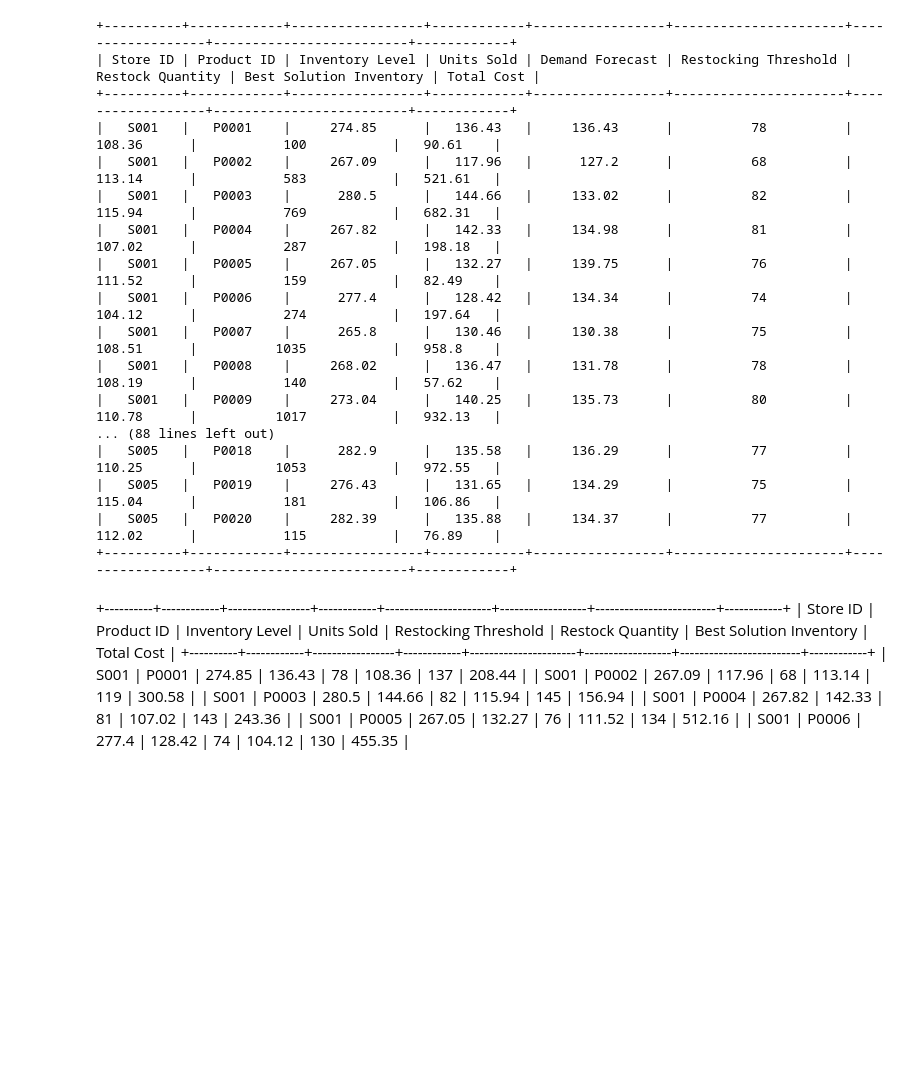
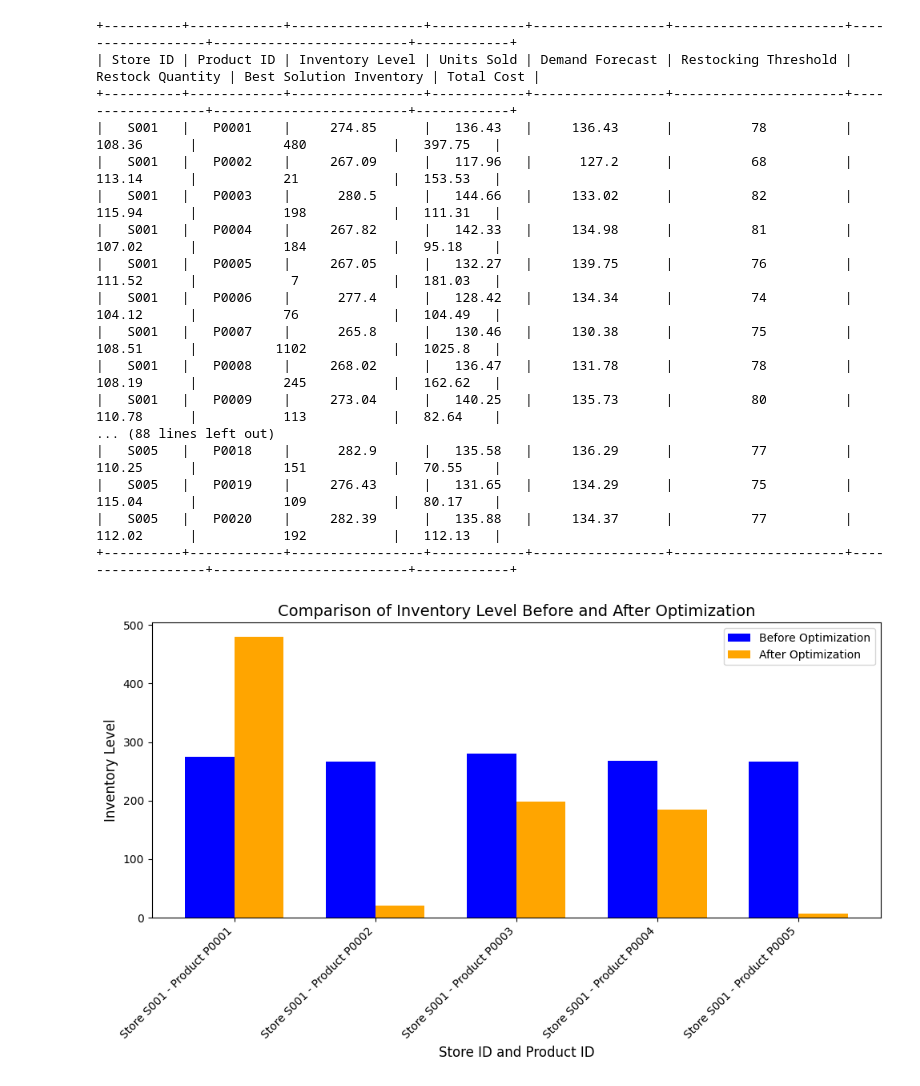
Before and after one commit to youuiiiii/Expert, a Jupyter notebook: IMPORTANT.ipynb, the cells around one changed output. Saved outputs shown, nothing was run; the diff lists cells and outputs as text; code cells hidden in the pictures; blank space fills up the shorter version.

```diff
--- a/IMPORTANT.ipynb
+++ b/IMPORTANT.ipynb
@@ -304,7 +304,7 @@ def calculate_total_cost(inventory, units_sold, holding_costs, stockout_penaltie
 
 def generate_initial_solution(num_stores, num_products):
     # Generate a random initial solution for inventory levels for each store-product combination
-    return np.random.randint(1, 300, size=(num_stores, num_products))  # Random inventory levels for each store-product
+    return np.random.randint(1,200 , size=(num_stores, num_products))  # Random inventory levels for each store-product
 
 
 def generate_neighbors(solution, max_move_size):
@@ -400,6 +400,43 @@ def display_results(grouped_data, best_solution):
     print(tabulate(results_table, headers='keys', tablefmt='pretty', showindex=False))
 
 
+def plot_comparison_graph(grouped_data):
+    """
+    Plot a bar chart comparing the Inventory Level before and after optimization.
+    """
+    # Select a subset of data to visualize (e.g., for the first 5 store-product combinations)
+    subset_data = grouped_data.head(5)
+
+    # Create a new DataFrame to compare before and after optimization
+    comparison_df = subset_data[['Store ID', 'Product ID', 'Inventory Level', 'Best Solution Inventory']]
+
+    # Set the position of the bars
+    bar_width = 0.35
+    index = np.arange(len(comparison_df))
+
+    # Create the plot
+    fig, ax = plt.subplots(figsize=(10, 6))
+
+    # Plot before optimization (Inventory Level)
+    ax.bar(index, comparison_df['Inventory Level'], bar_width, label='Before Optimization', color='blue')
+
+    # Plot after optimization (Best Solution Inventory)
+    ax.bar(index + bar_width, comparison_df['Best Solution Inventory'], bar_width, label='After Optimization', color='orange')
+
+    # Set the labels and title
+    ax.set_xlabel('Store ID and Product ID', fontsize=12)
+    ax.set_ylabel('Inventory Level', fontsize=12)
+    ax.set_title('Comparison of Inventory Level Before and After Optimization', fontsize=14)
+    ax.set_xticks(index + bar_width / 2)
+    ax.set_xticklabels([f"Store {row['Store ID']} - Product {row['Product ID']}" for _, row in comparison_df.iterrows()], rotation=45, ha="right")
+
+    # Add a legend
+    ax.legend()
+
+    # Show the plot
+    plt.tight_layout()
+    plt.show()
+
 
 # ================================
 # Main Function: Putting it all together
@@ -419,56 +456,51 @@ def main():
     max_move_size = 20  # Maximum inventory change in one move
     max_iterations = 1000  # Maximum number of iterations
     tabu_tenure = 30  # Tabu list size
-    patience = 5  # Number of iterations without improvement before stopping
+    patience = 10  # Number of iterations without improvement before stopping
 
     # Number of stores and products
     num_stores = len(df['Store ID'].unique())
     num_products = len(df['Product ID'].unique())
 
     # Get the data needed for the optimization
     units_sold = df.pivot_table(index='Store ID', columns='Product ID', values='Units Sold', aggfunc='sum').values
     holding_costs = np.random.uniform(0.5, 2.0, size=(num_stores, num_products))
     stockout_penalties = np.random.uniform(5.0, 10.0, size=(num_stores, num_products))
     restock_quantities = df.pivot_table(index='Store ID', columns='Product ID', values='Units Ordered', aggfunc='sum').values
 
     # Run Tabu Search optimization
     best_solution, best_cost = tabu_search(num_stores, num_products, units_sold, holding_costs,
                                            stockout_penalties, restock_quantities, max_move_size,
                                            max_iterations, tabu_tenure, patience)
 
     # Display the final results
     display_results(grouped_data, best_solution)
 
+    # Plot comparison graph for inventory levels before and after optimization
+    plot_comparison_graph(grouped_data)
+
+
 
 
 
 if __name__ == "__main__":
     main()
 # %% [output]
 +----------+------------+-----------------+------------+-----------------+----------------------+------------------+-------------------------+------------+
 | Store ID | Product ID | Inventory Level | Units Sold | Demand Forecast | Restocking Threshold | Restock Quantity | Best Solution Inventory | Total Cost |
 +----------+------------+-----------------+------------+-----------------+----------------------+------------------+-------------------------+------------+
-|   S001   |   P0001    |     274.85      |   136.43   |     136.43      |          78          |      108.36      |           100           |   90.61    |
-|   S001   |   P0002    |     267.09      |   117.96   |      127.2      |          68          |      113.14      |           583           |   521.61   |
-|   S001   |   P0003    |      280.5      |   144.66   |     133.02      |          82          |      115.94      |           769           |   682.31   |
-|   S001   |   P0004    |     267.82      |   142.33   |     134.98      |          81          |      107.02      |           287           |   198.18   |
-|   S001   |   P0005    |     267.05      |   132.27   |     139.75      |          76          |      111.52      |           159           |   82.49    |
-|   S001   |   P0006    |      277.4      |   128.42   |     134.34      |          74          |      104.12      |           274           |   197.64   |
-|   S001   |   P0007    |      265.8      |   130.46   |     130.38      |          75          |      108.51      |          1035           |   958.8    |
-|   S001   |   P0008    |     268.02      |   136.47   |     131.78      |          78          |      108.19      |           140           |   57.62    |
-|   S001   |   P0009    |     273.04      |   140.25   |     135.73      |          80          |      110.78      |          1017           |   932.13   |
+|   S001   |   P0001    |     274.85      |   136.43   |     136.43      |          78          |      108.36      |           480           |   397.75   |
+|   S001   |   P0002    |     267.09      |   117.96   |      127.2      |          68          |      113.14      |           21            |   153.53   |
+|   S001   |   P0003    |      280.5      |   144.66   |     133.02      |          82          |      115.94      |           198           |   111.31   |
+|   S001   |   P0004    |     267.82      |   142.33   |     134.98      |          81          |      107.02      |           184           |   95.18    |
+|   S001   |   P0005    |     267.05      |   132.27   |     139.75      |          76          |      111.52      |            7            |   181.03   |
+|   S001   |   P0006    |      277.4      |   128.42   |     134.34      |          74          |      104.12      |           76            |   104.49   |
+|   S001   |   P0007    |      265.8      |   130.46   |     130.38      |          75          |      108.51      |          1102           |   1025.8   |
+|   S001   |   P0008    |     268.02      |   136.47   |     131.78      |          78          |      108.19      |           245           |   162.62   |
+|   S001   |   P0009    |     273.04      |   140.25   |     135.73      |          80          |      110.78      |           113           |   82.64    |
 ... (88 lines left out)
-|   S005   |   P0018    |      282.9      |   135.58   |     136.29      |          77          |      110.25      |          1053           |   972.55   |
-|   S005   |   P0019    |     276.43      |   131.65   |     134.29      |          75          |      115.04      |           181           |   106.86   |
-|   S005   |   P0020    |     282.39      |   135.88   |     134.37      |          77          |      112.02      |           115           |   76.89    |
+|   S005   |   P0018    |      282.9      |   135.58   |     136.29      |          77          |      110.25      |           151           |   70.55    |
+|   S005   |   P0019    |     276.43      |   131.65   |     134.29      |          75          |      115.04      |           109           |   80.17    |
+|   S005   |   P0020    |     282.39      |   135.88   |     134.37      |          77          |      112.02      |           192           |   112.13   |
 +----------+------------+-----------------+------------+-----------------+----------------------+------------------+-------------------------+------------+
+[figure, added]
-# %% [markdown]
-+----------+------------+-----------------+------------+----------------------+------------------+-------------------------+------------+
-| Store ID | Product ID | Inventory Level | Units Sold | Restocking Threshold | Restock Quantity | Best Solution Inventory | Total Cost |
-+----------+------------+-----------------+------------+----------------------+------------------+-------------------------+------------+
-|   S001   |   P0001    |     274.85      |   136.43   |          78          |      108.36      |           137           |   208.44   |
-|   S001   |   P0002    |     267.09      |   117.96   |          68          |      113.14      |           119           |   300.58   |
-|   S001   |   P0003    |      280.5      |   144.66   |          82          |      115.94      |           145           |   156.94   |
-|   S001   |   P0004    |     267.82      |   142.33   |          81          |      107.02      |           143           |   243.36   |
-|   S001   |   P0005    |     267.05      |   132.27   |          76          |      111.52      |           134           |   512.16   |
-|   S001   |   P0006    |      277.4      |   128.42   |          74          |      104.12      |           130           |   455.35   |
```
Also changed, not shown: parts of 1 cell of this notebook, 3 other files.
